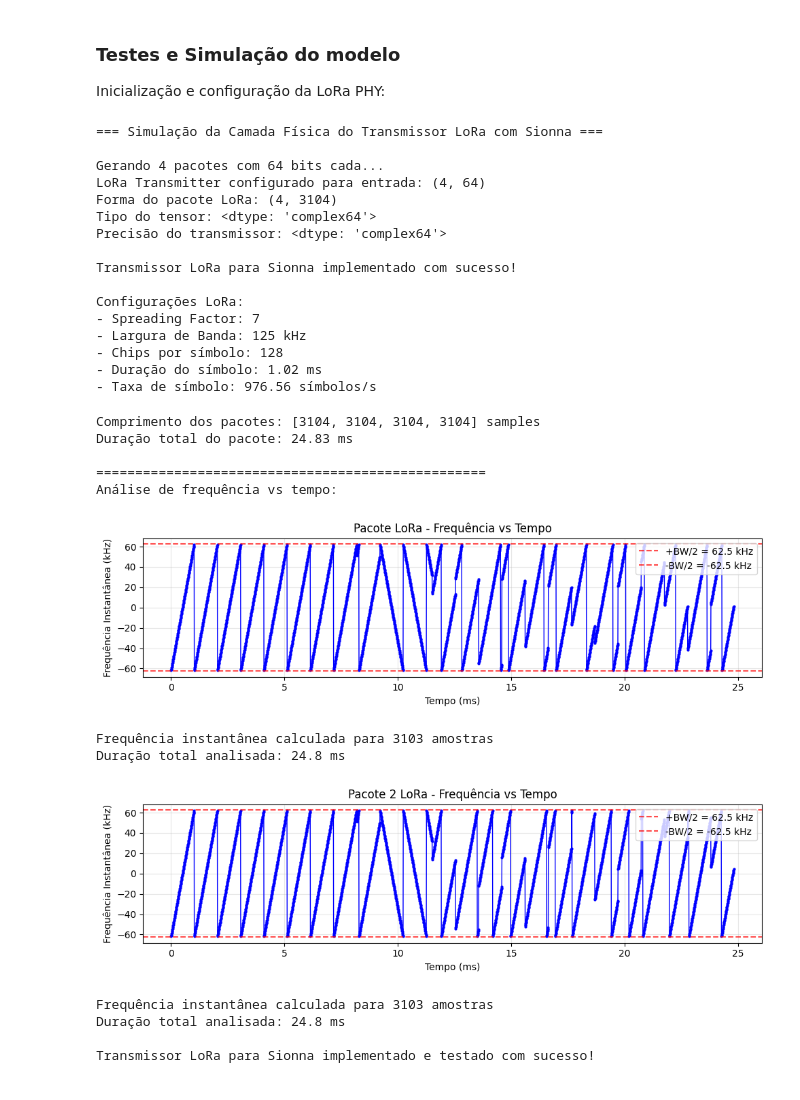
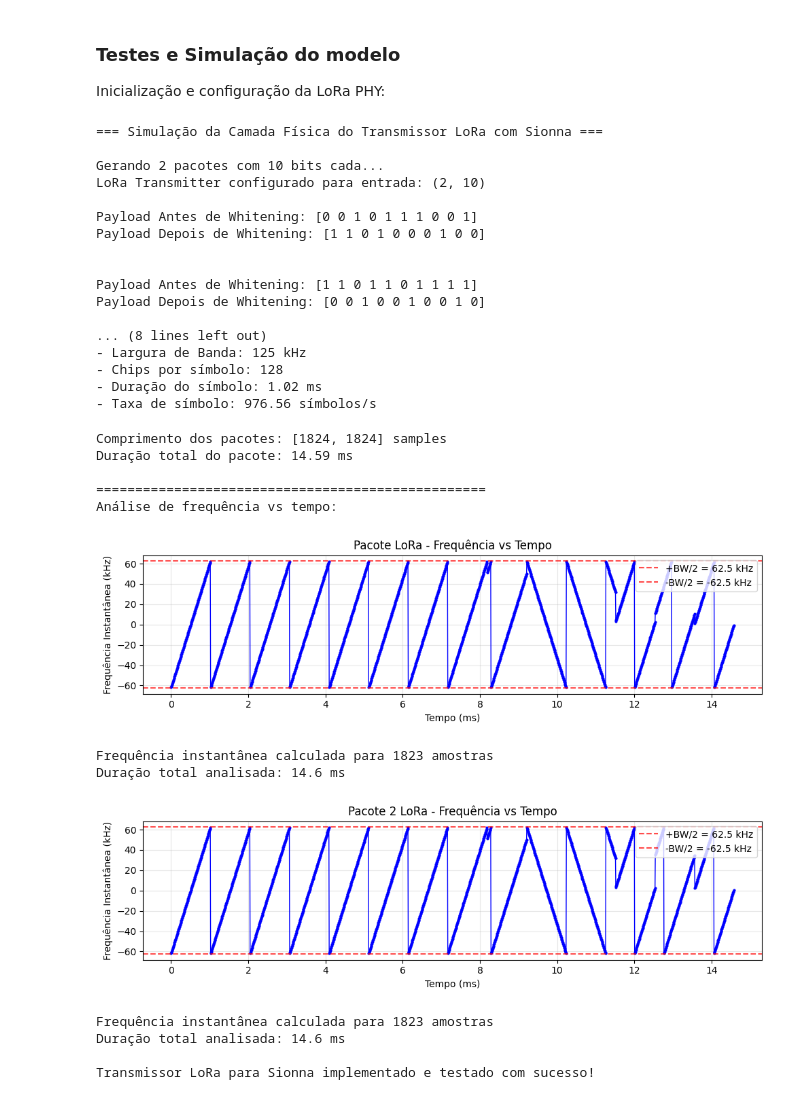
Before and after one commit to AdrionRosanelli/LoRa_Sionna, a Jupyter notebook: Lora_Phy_Tx_Block.ipynb, the cells around one changed output. Drawn from its saved outputs; the diff is of its cells as text; code cells hidden in the pictures.

```diff
--- a/Lora_Phy_Tx_Block.ipynb
+++ b/Lora_Phy_Tx_Block.ipynb
@@ -683,16 +764,15 @@ print("=== Simulação da Camada Física do Transmissor LoRa com Sionna ===\n")
 # Criar transmissor
 transmitter = LoRaPhyTransmitter(
     spreading_factor=7,
-    bandwidth=125e3
+    bandwidth=125e3, crc_on=False
 )
 
 # Dados BinarySource
 binary_source = sionna.phy.mapping.BinarySource()
-batch_size = 4
-num_bits = 64
+batch_size = 2
+num_bits = 10
 bits = binary_source([batch_size, num_bits])
 print(f"Gerando {batch_size} pacotes com {num_bits} bits cada...")
-
 
 # Gerar pacote LoRa
 lora_packets = transmitter(bits)
@@ -712,16 +792,17 @@ print(f"- Taxa de símbolo: {1/transmitter.symbol_duration:.2f} símbolos/s\n")
 # %% [output]
 === Simulação da Camada Física do Transmissor LoRa com Sionna ===
 
-Gerando 4 pacotes com 64 bits cada...
-LoRa Transmitter configurado para entrada: (4, 64)
-Forma do pacote LoRa: (4, 3104)
-Tipo do tensor: <dtype: 'complex64'>
-Precisão do transmissor: <dtype: 'complex64'>
+Gerando 2 pacotes com 10 bits cada...
+LoRa Transmitter configurado para entrada: (2, 10)
 
-Transmissor LoRa para Sionna implementado com sucesso!
+Payload Antes de Whitening: [0 0 1 0 1 1 1 0 0 1]
+Payload Depois de Whitening: [1 1 0 1 0 0 0 1 0 0]
 
-Configurações LoRa:
-- Spreading Factor: 7
+
+Payload Antes de Whitening: [1 1 0 1 1 0 1 1 1 1]
+Payload Depois de Whitening: [0 0 1 0 0 1 0 0 1 0]
+
+... (8 lines left out)
 - Largura de Banda: 125 kHz
 - Chips por símbolo: 128
 - Duração do símbolo: 1.02 ms
@@ -765,41 +846,41 @@ try:
     freq_inst, time_axis = transmitter.plot_frequency_vs_time(
         single_packet_for_analysis,
         "Pacote LoRa - Frequência vs Tempo"
     )
 
     print(f"Frequência instantânea calculada para {len(freq_inst)} amostras")
     print(f"Duração total analisada: {time_axis[-1]:.1f} ms")
 
     # Usar o primeiro pacote do batch para análise detalhada
-    single_packet_for_analysis = lora_packets[2]
+    single_packet_for_analysis = lora_packets[1]
     freq_inst, time_axis = transmitter.plot_frequency_vs_time(
         single_packet_for_analysis,
         "Pacote 2 LoRa - Frequência vs Tempo"
     )
 
     print(f"Frequência instantânea calculada para {len(freq_inst)} amostras")
     print(f"Duração total analisada: {time_axis[-1]:.1f} ms")
 
     # Análise estrutural completa
     #sections = transmitter.analyze_lora_packet_structure(single_packet_for_analysis)
 
 except Exception as e:
     print(f"Erro na análise de frequência: {e}")
     import traceback
     traceback.print_exc()
 
 print("\nTransmissor LoRa para Sionna implementado e testado com sucesso!")
 # %% [output]
-Comprimento dos pacotes: [3104, 3104, 3104, 3104] samples
-Duração total do pacote: 24.83 ms
+Comprimento dos pacotes: [1824, 1824] samples
+Duração total do pacote: 14.59 ms
 
 ==================================================
 Análise de frequência vs tempo:
-[figure, old version]
+[figure, new version]
-Frequência instantânea calculada para 3103 amostras
-Duração total analisada: 24.8 ms
+Frequência instantânea calculada para 1823 amostras
+Duração total analisada: 14.6 ms
-[figure, old version]
+[figure, new version]
-Frequência instantânea calculada para 3103 amostras
-Duração total analisada: 24.8 ms
+Frequência instantânea calculada para 1823 amostras
+Duração total analisada: 14.6 ms
 
 Transmissor LoRa para Sionna implementado e testado com sucesso!
```
Also changed, not shown: parts of 1 cell of this notebook.
